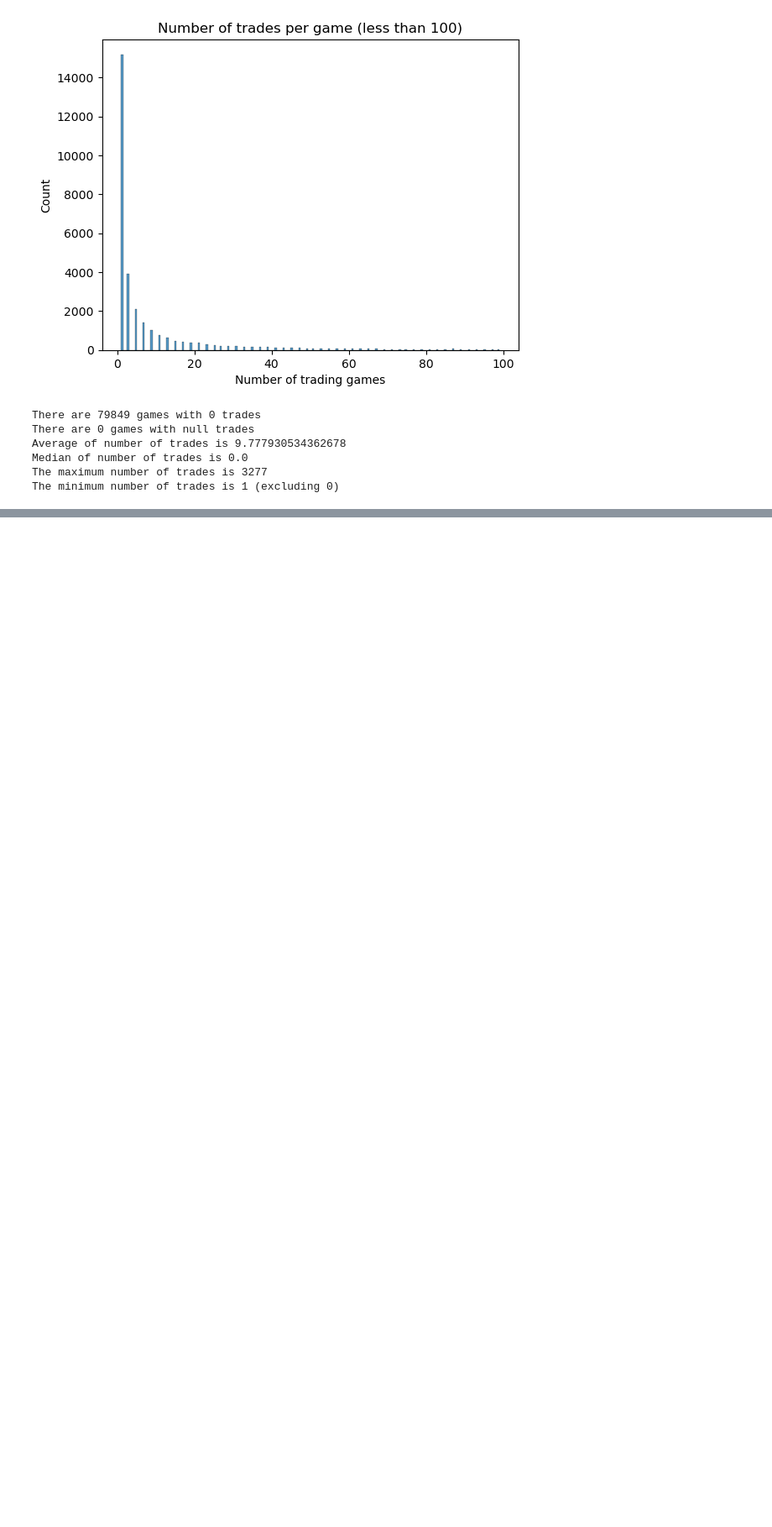
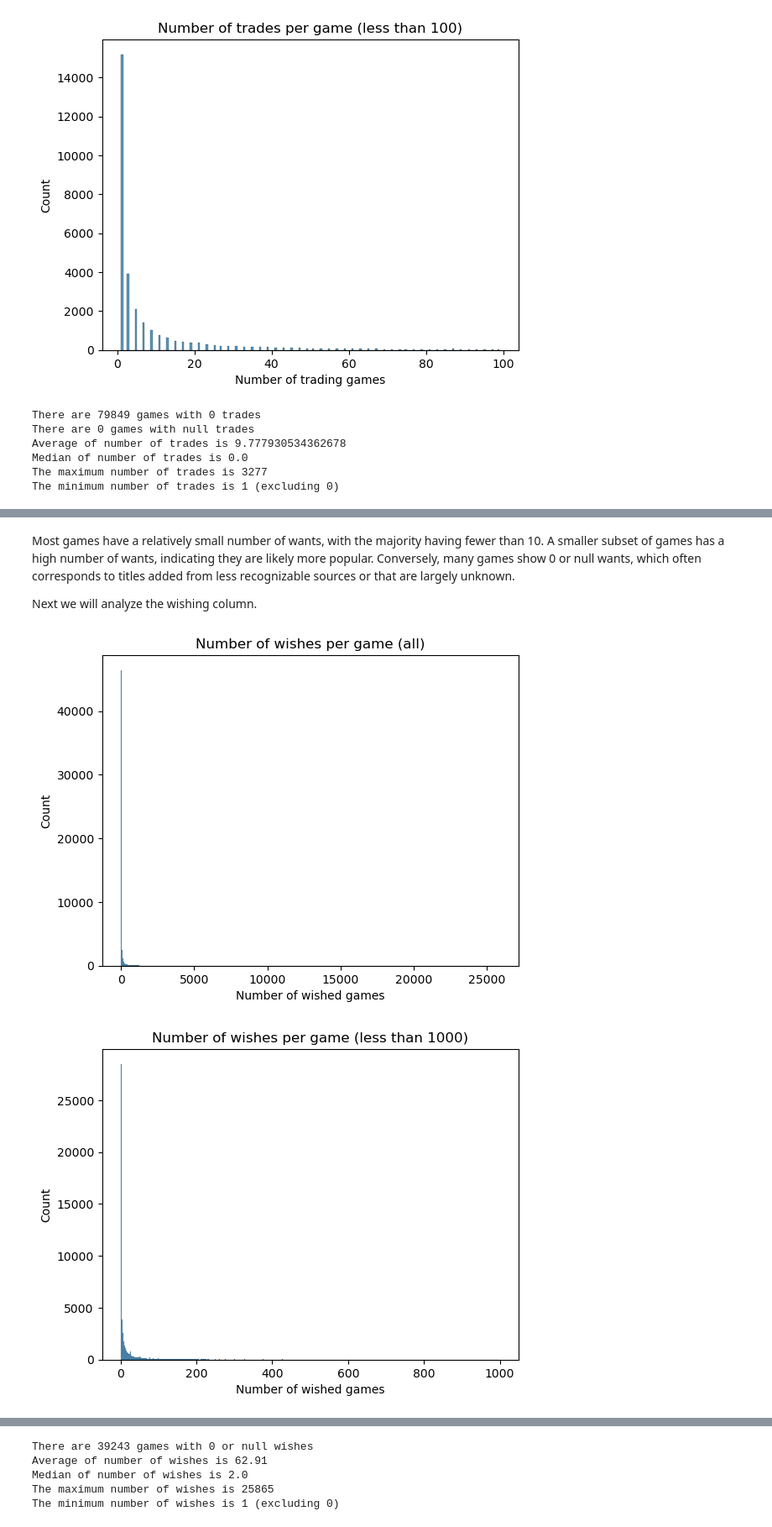
Before and after one commit to LsFaria04/PRI_Board_Games_Search_System, a Jupyter notebook: analysis.ipynb, the cells around one changed output, grey strips where cells are left out. Shown at 84% size. Cells and saved outputs as stored; diff of their text form; code cells hidden in the pictures; blank space fills up the shorter version.

Commit message:
Last columns analysis

```diff
--- a/analysis.ipynb
+++ b/analysis.ipynb
@@ -738,0 +777,36 @@ Now we will analize the wainting column.
+# %% [markdown]
+Most games have a relatively small number of wants, with the majority having fewer than 10. A smaller subset of games has a high number of wants, indicating they are likely more popular. Conversely, many games show 0 or null wants, which often corresponds to titles added from less recognizable sources or that are largely unknown.
+
+Next we will analyze the wishing column.
+# %%
+invalid_wishing = df[df["wishing"].isna() | (df["wishing"] == 0)]
+non_null_wishing = df[df["wishing"].notna() & df["wishing"] != 0]
+
+
+sb.histplot(non_null_wishing, x = "wishing")
+plt.xlabel("Number of wished games")
+plt.title("Number of wishes per game (all)")
+plt.show()
+
+wishing_less_1000 = non_null_wishing[non_null_wishing["wishing"] < 1000]
+
+sb.histplot(wishing_less_1000, x = "wishing")
+plt.xlabel("Number of wished games")
+plt.title("Number of wishes per game (less than 1000)")
+plt.show()
+
+wishing_less_100 = non_null_wishing[non_null_wishing["wishing"] < 100]
+
+sb.histplot(wishing_less_100, x = "wishing")
+plt.xlabel("Number of wished games")
+plt.title("Number of wishes per game (less than 100)")
+plt.show()
+
+print(f'There are {invalid_wishing.shape[0]} games with 0 or null wishes')
+print(f'Average of number of wishes is {round(df["wishing"].mean(), 2)}')
+print(f'Median of number of wishes is {df["wishing"].median()}')
+print(f'The maximum number of wishes is {max(non_null_wishing["wishing"])}')
+print(f'The minimum number of wishes is {min(non_null_wishing["wishing"])} (excluding 0)')
+# %% [output]
+[figure, added]
+[figure, added]
@@ -738,0 +814,5 @@ Now we will analize the wainting column.
+There are 39243 games with 0 or null wishes
+Average of number of wishes is 62.91
+Median of number of wishes is 2.0
+The maximum number of wishes is 25865
+The minimum number of wishes is 1 (excluding 0)
```
Also changed, not shown: parts of 12 cells of this notebook.
